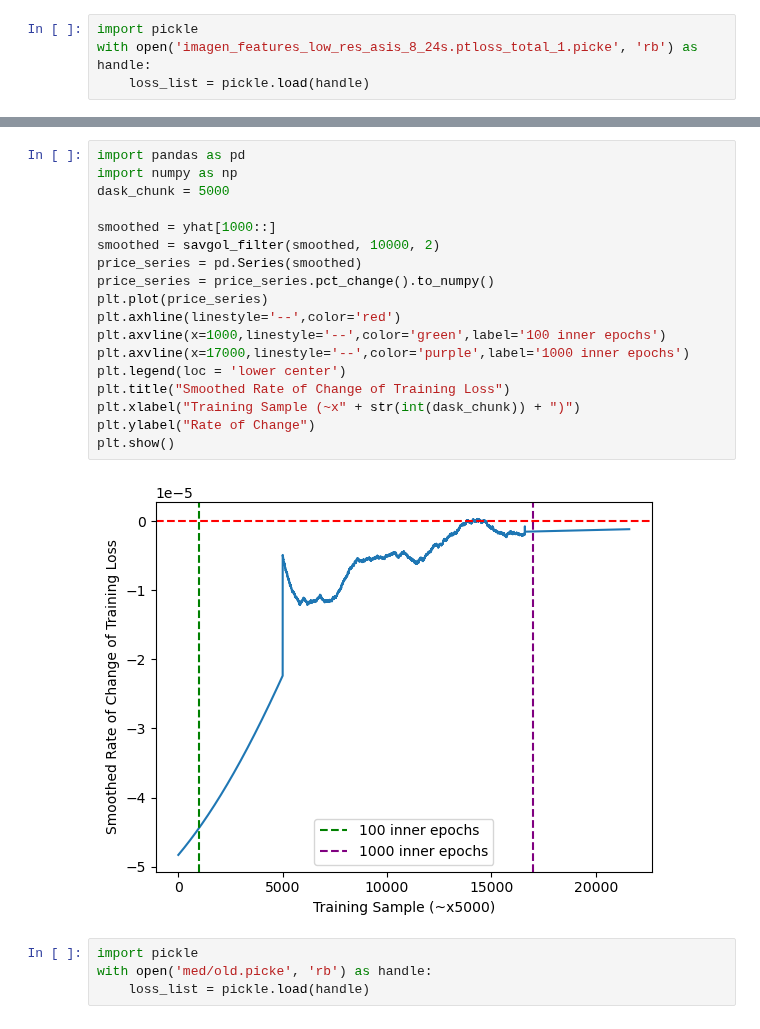
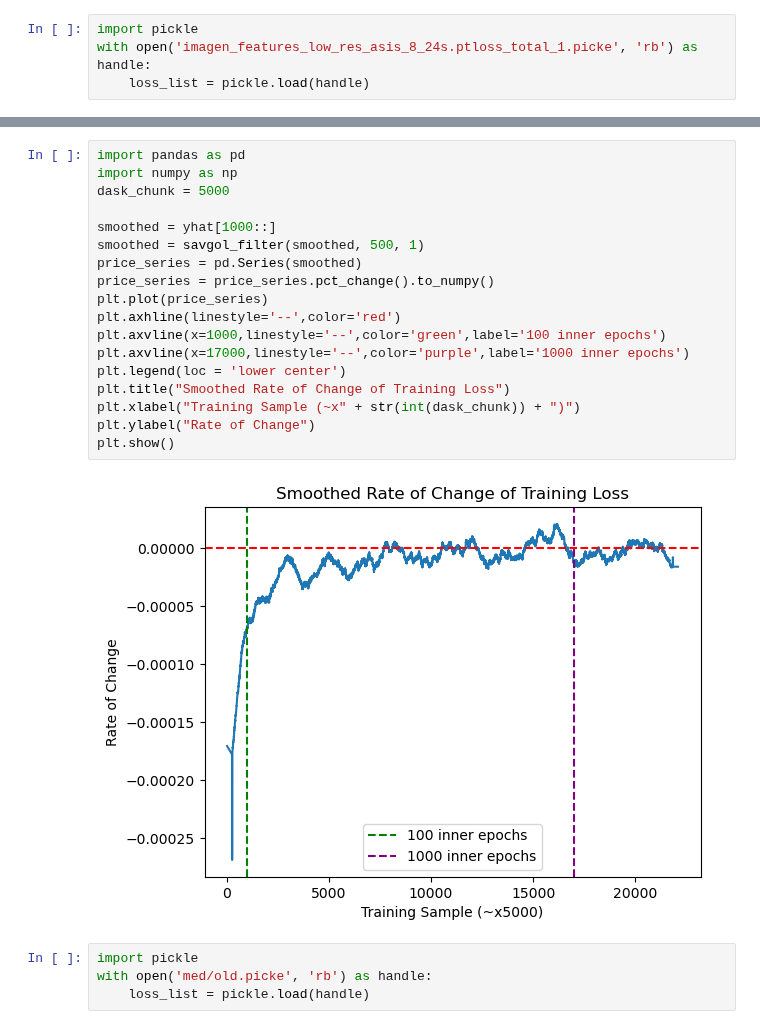
Before and after one commit to AhmedGamal411/DiffusionSpeech2Face, a Jupyter notebook: test copy.ipynb, the cells around one changed output, grey strips where cells are left out. Cells and saved outputs as stored; diff of their text form.

```diff
--- a/test copy.ipynb
+++ b/test copy.ipynb
@@ -41,23 +42,23 @@ print(np.arange(len(loss_list[1000::])) + 1000)
 # %%
 import pandas as pd
 import numpy as np
 dask_chunk = 5000
 
 smoothed = yhat[1000::]
-smoothed = savgol_filter(smoothed, 10000, 2)
+smoothed = savgol_filter(smoothed, 500, 1)
 price_series = pd.Series(smoothed)
 price_series = price_series.pct_change().to_numpy()
 plt.plot(price_series)
 plt.axhline(linestyle='--',color='red')
 plt.axvline(x=1000,linestyle='--',color='green',label='100 inner epochs')
 plt.axvline(x=17000,linestyle='--',color='purple',label='1000 inner epochs')
 plt.legend(loc = 'lower center')
 plt.title("Smoothed Rate of Change of Training Loss")
 plt.xlabel("Training Sample (~x" + str(int(dask_chunk)) + ")")
 plt.ylabel("Rate of Change")
 plt.show()
 # %% [output]
-[figure, old version]
+[figure, new version]
 # %%
 import pickle
 with open('med/old.picke', 'rb') as handle:
```
Also changed, not shown: parts of 2 cells of this notebook, 2 other files.
